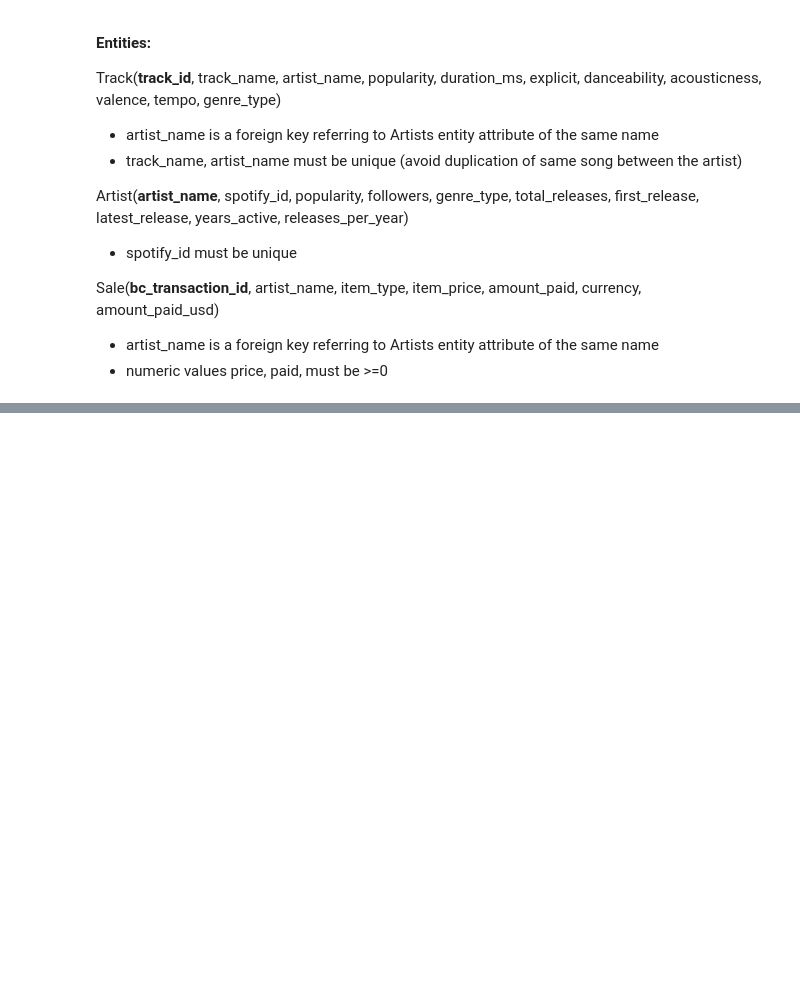
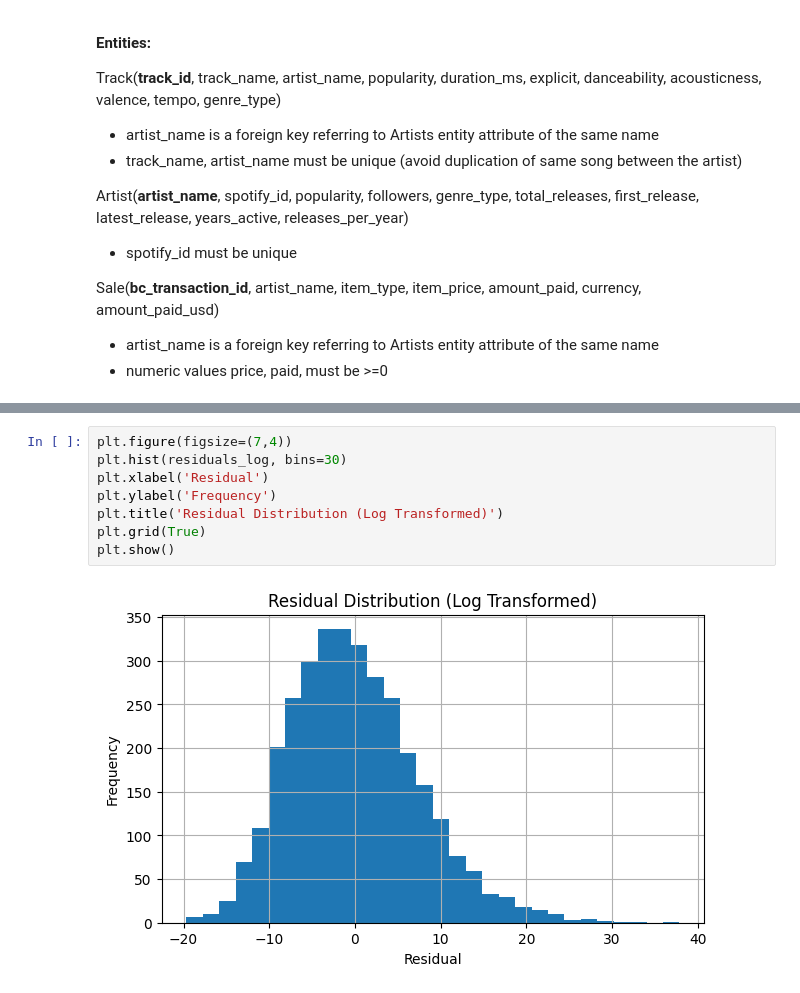
Before and after one commit to yukoyajima/Indie-Artist-Success, a Jupyter notebook: phase3-part1.ipynb, the cells around one changed output, grey strips where cells are left out. Saved outputs shown, nothing was run; the diff lists cells and outputs as text; blank space fills up the shorter version.

```diff
--- a/phase3-part1.ipynb
+++ b/phase3-part1.ipynb
@@ -222,0 +361,10 @@ Sale(**bc_transaction_id**, artist_name, item_type, item_price, amount_paid, cur
+# %%
+plt.figure(figsize=(7,4))
+plt.hist(residuals_log, bins=30)
+plt.xlabel('Residual')
+plt.ylabel('Frequency')
+plt.title('Residual Distribution (Log Transformed)')
+plt.grid(True)
+plt.show()
+# %% [output]
+[figure, added]
```
Also changed, not shown: parts of 16 cells of this notebook, 1 other file.
